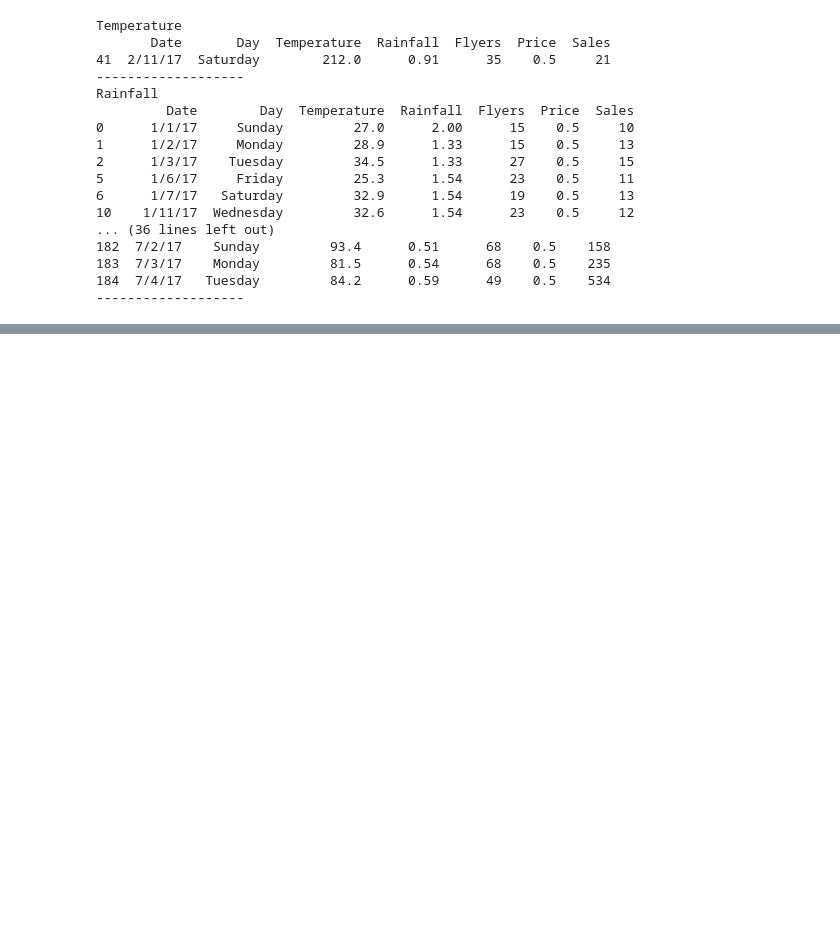
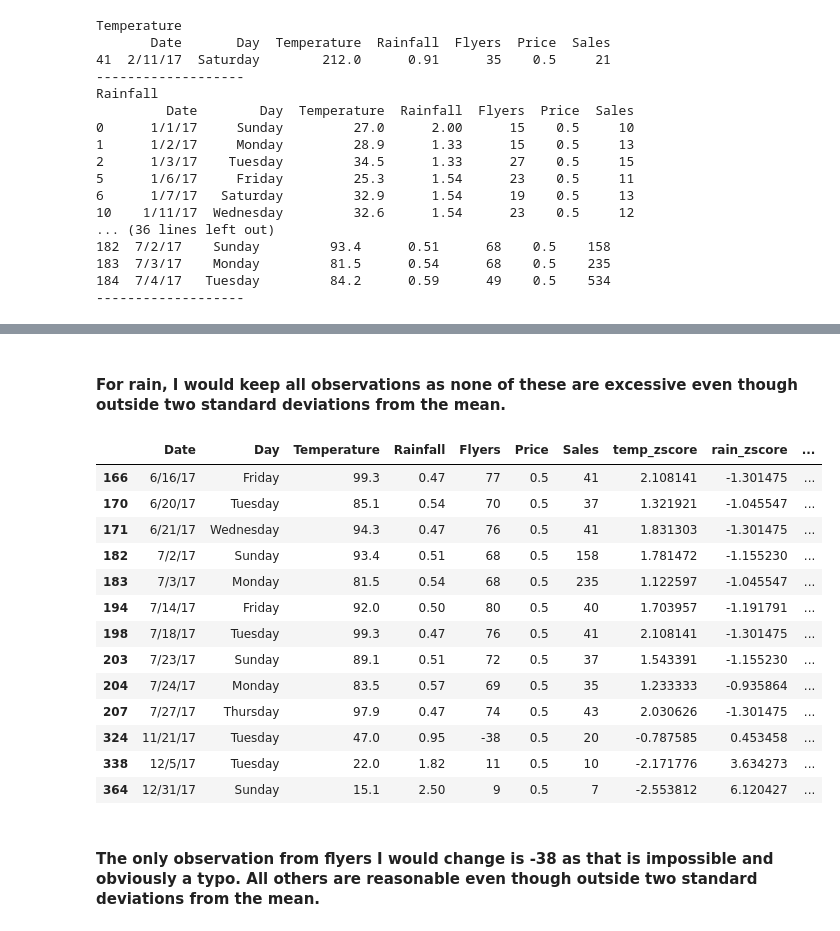
Before and after one commit to lainslie-18/anomaly-detection-exercises, a Jupyter notebook: continuous_probabilistic_methods.ipynb, the cells around one changed output, grey strips where cells are left out. Cells and saved outputs as stored; diff of their text form; code cells hidden in the pictures; blank space fills up the shorter version.

```diff
--- a/continuous_probabilistic_methods.ipynb
+++ b/continuous_probabilistic_methods.ipynb
@@ -122,0 +267,22 @@ Rainfall
+# %% [markdown]
+#### For rain, I would keep all observations as none of these are excessive even though outside two standard deviations from the mean.
+# %%
+# get all observations where the rainfall is greater than two standard deviations from the mean
+df[abs(df.flyers_zscore) > 2]
+# %% [output]
+|  | Date | Day | Temperature | Rainfall | Flyers | Price | Sales | temp_zscore | rain_zscore | ... |
+| 166 | 6/16/17 | Friday | 99.3 | 0.47 | 77 | 0.5 | 41 | 2.108141 | -1.301475 | ... |
+| 170 | 6/20/17 | Tuesday | 85.1 | 0.54 | 70 | 0.5 | 37 | 1.321921 | -1.045547 | ... |
+| 171 | 6/21/17 | Wednesday | 94.3 | 0.47 | 76 | 0.5 | 41 | 1.831303 | -1.301475 | ... |
+| 182 | 7/2/17 | Sunday | 93.4 | 0.51 | 68 | 0.5 | 158 | 1.781472 | -1.155230 | ... |
+| 183 | 7/3/17 | Monday | 81.5 | 0.54 | 68 | 0.5 | 235 | 1.122597 | -1.045547 | ... |
+| 194 | 7/14/17 | Friday | 92.0 | 0.50 | 80 | 0.5 | 40 | 1.703957 | -1.191791 | ... |
+| 198 | 7/18/17 | Tuesday | 99.3 | 0.47 | 76 | 0.5 | 41 | 2.108141 | -1.301475 | ... |
+| 203 | 7/23/17 | Sunday | 89.1 | 0.51 | 72 | 0.5 | 37 | 1.543391 | -1.155230 | ... |
+| 204 | 7/24/17 | Monday | 83.5 | 0.57 | 69 | 0.5 | 35 | 1.233333 | -0.935864 | ... |
+| 207 | 7/27/17 | Thursday | 97.9 | 0.47 | 74 | 0.5 | 43 | 2.030626 | -1.301475 | ... |
+| 324 | 11/21/17 | Tuesday | 47.0 | 0.95 | -38 | 0.5 | 20 | -0.787585 | 0.453458 | ... |
+| 338 | 12/5/17 | Tuesday | 22.0 | 1.82 | 11 | 0.5 | 10 | -2.171776 | 3.634273 | ... |
+| 364 | 12/31/17 | Sunday | 15.1 | 2.50 | 9 | 0.5 | 7 | -2.553812 | 6.120427 | ... |
+# %% [markdown]
+#### The only observation from flyers I would change is -38 as that is impossible and obviously a typo. All others are reasonable even though outside two standard deviations from the mean.
```
Also changed, not shown: parts of 21 cells of this notebook.
